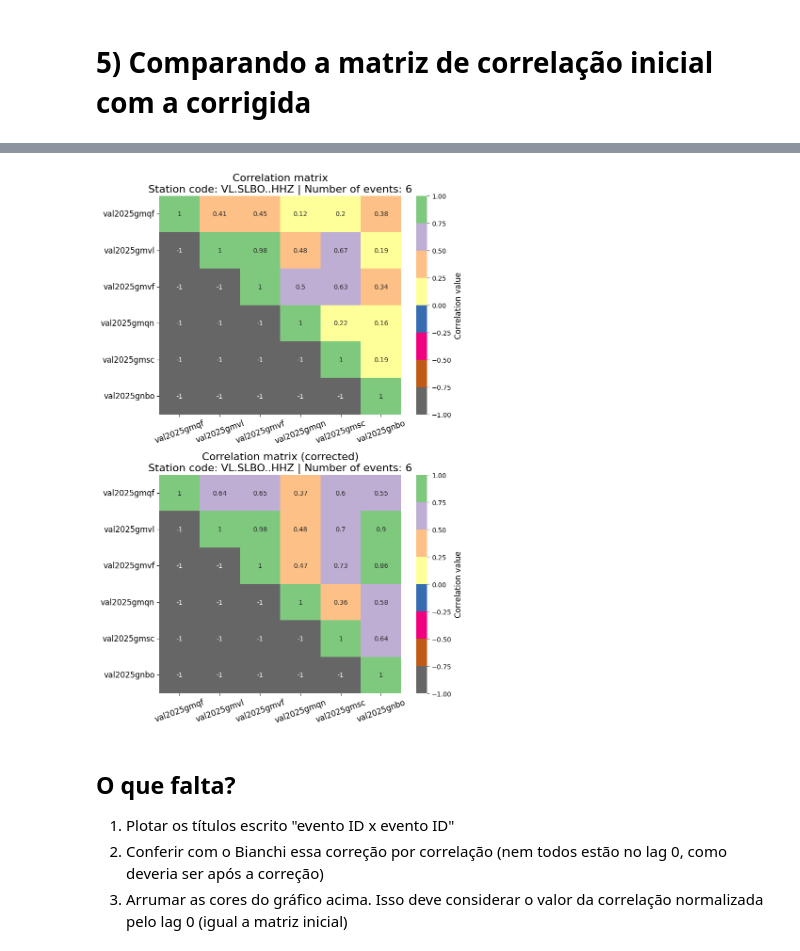
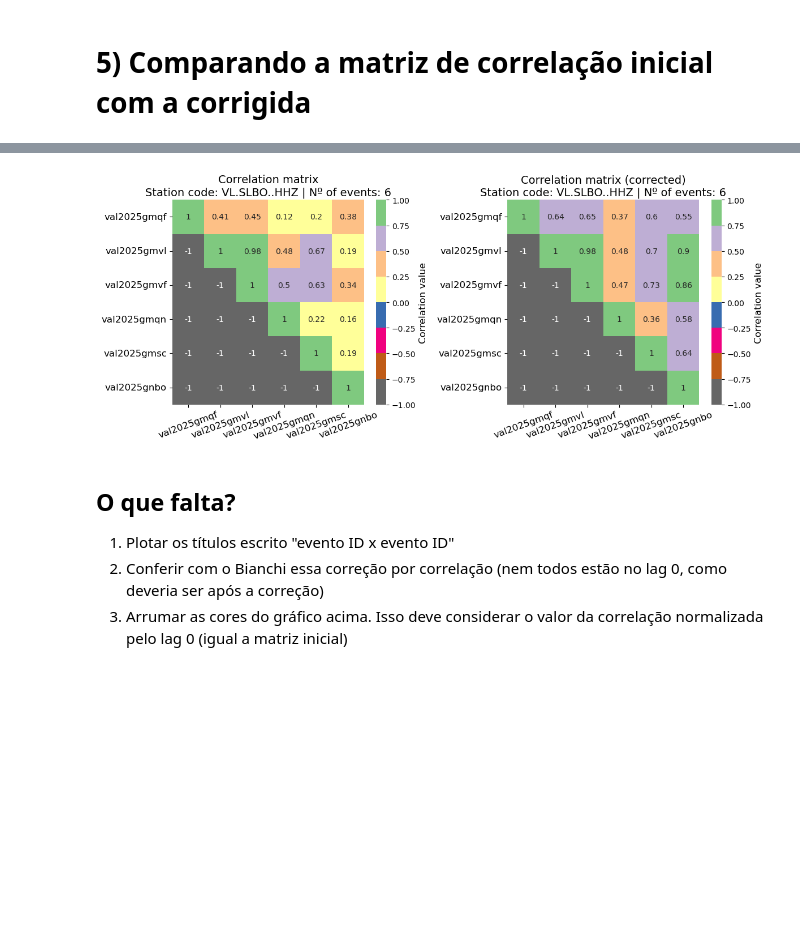
Before and after one commit to FernandoL12/IC-Seismology-2025, a Jupyter notebook: Correlation.ipynb, the cells around one changed output, grey strips where cells are left out. Saved outputs shown, nothing was run; the diff lists cells and outputs as text; code cells hidden in the pictures; blank space fills up the shorter version.

```diff
--- a/Correlation.ipynb
+++ b/Correlation.ipynb
@@ -347,7 +358,4 @@ size = len(ev_id)
 # Estação que será extraída a forma de onda
 station = 'VL.SLBO..HHZ'
 # %%
-corr_M = corr_matrix(ev_id, station, t0=0, phase=["P"], fmin=2,fmax=10, start1=0.5,start2=0.5, end1=2,end2=2, maxshift=0, n_samples=None, correction=False,
-                plot=True, figsize=(16,9), cmap='Accent_r')
-
-plot_matrix(ev_id, corr_M)
+corr_M = corr_matrix(ev_id, station, t0=0, phase=["P"], fmin=2,fmax=10, start1=0.5,start2=0.5, end1=2,end2=2, maxshift=0, n_samples=None, correction=False)
@@ -513,7 +478,8 @@ plt.tight_layout()
 # %% [markdown]
 ## Recriando a matriz de correlação
+# %%
+Mcorr=corr_matrix(ev_id, station, t0=0, phase=["P"], fmin=5,fmax=15, start1=0.2,start2=4, end1=2,end2=2, maxshift=20, n_samples=None)
 # %%
-Mcorr=corr_matrix(ev_id, station, t0=0, phase=["P"], fmin=5,fmax=15, start1=0.2,start2=4, end1=2,end2=2, maxshift=20, n_samples=None, plot=True, figsize=(16,9), cmap='Accent_r')
-
-plot_matrix(ev_id, Mcorr)
+plot_matrix(Mcorr, ev_id)
+# print_matrix(Mcorr, ev_id)
 # %% [output]
@@ -556,9 +489,5 @@ ax[1].set_title(f'Correlation matrix (corrected)\nStation code: {station}\nNumbe
 # %%
-import seaborn as sns
-import matplotlib.pyplot as plt
-import numpy as np
-
-fig, ax = plt.subplots(nrows=2, ncols=1, figsize=(8, 12))
+fig, ax = plt.subplots(nrows=1, ncols=2, figsize=(12, 5))#(nrows=2, ncols=1, figsize=(8, 12))
 
 ### Inicial
 Max = np.max(np.abs(corr_M))
@@ -577,36 +506,36 @@ sns.heatmap(
     )
 
 ax[0].figure.axes[-1].yaxis.label.set_size(12)
-ax[0].set_title(f'Correlation matrix\nStation code: {station} | Number of events: {size}', fontsize=16)
+ax[0].set_title(f'Correlation matrix\nStation code: {station} | Nº of events: {size}', fontsize=14)
 ax[0].tick_params(axis="x", rotation=20, labelsize=12)
 ax[0].tick_params(axis="y", labelsize=12)
 
 
 ### Corrigida
 Max = np.max(np.abs(Mcorr))
 Min = -Max
 
 sns.heatmap(
     Mcorr,
     cmap="Accent_r",
     vmin=Min,
     vmax=Max,
     annot=True,
     ax=ax[1],
     xticklabels=ev_id,
     yticklabels=ev_id,
     cbar_kws={'label': 'Correlation value'}
     )
 
 ax[1].figure.axes[-1].yaxis.label.set_size(12)
-ax[1].set_title(f'Correlation matrix (corrected)\nStation code: {station} | Number of events: {size}', fontsize=16)
+ax[1].set_title(f'Correlation matrix (corrected)\nStation code: {station} | Nº of events: {size}', fontsize=14)
 ax[1].tick_params(axis="x", rotation=20, labelsize=12)
 ax[1].tick_params(axis="y", labelsize=12)
 
 plt.tight_layout()
 plt.show()
 # %% [output]
-[figure, old version]
+[figure, new version]
 # %% [markdown]
 ## O que falta?
 
```
Also changed, not shown: parts of 9 cells of this notebook.
